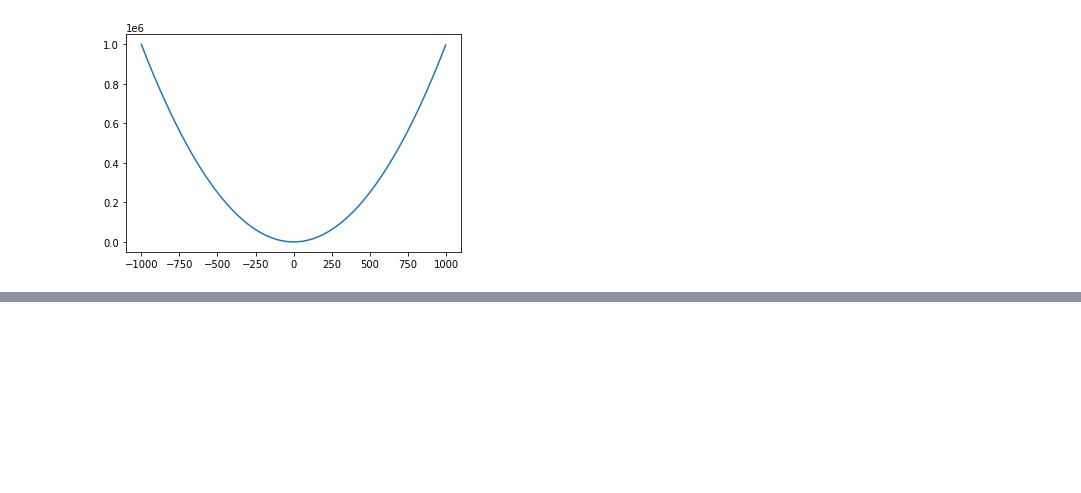
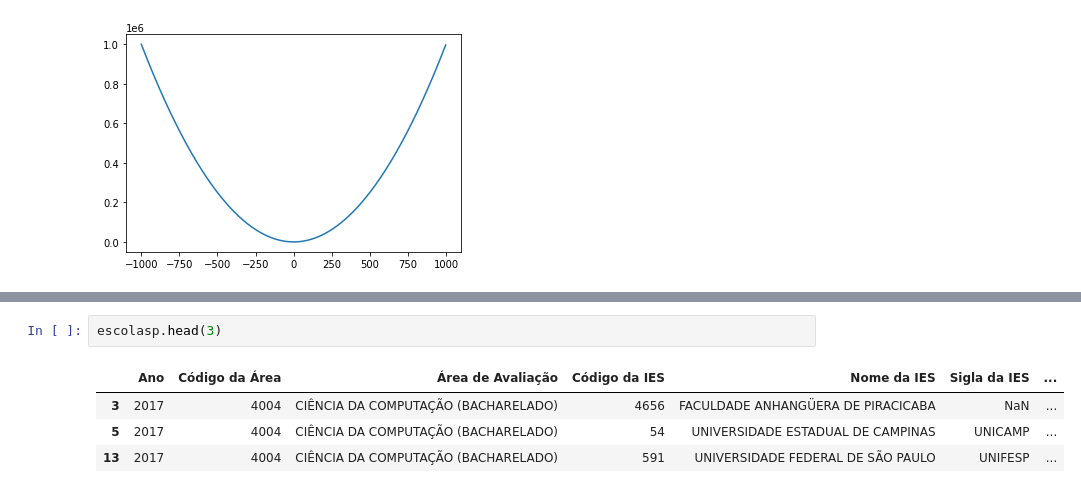
Before and after one commit to vitor-edu/Programa-de-Forma-o-Big-Data-BRQ, a Jupyter notebook: Matplotlib.ipynb, the cells around one changed output, grey strips where cells are left out. Cells and saved outputs as stored; diff of their text form; blank space fills up the shorter version.

```diff
--- a/Matplotlib.ipynb
+++ b/Matplotlib.ipynb
@@ -222,0 +277,7 @@ plt.show()
+# %%
+escolasp.head(3)
+# %% [output]
+|  | Ano | Código da Área | Área de Avaliação | Código da IES | Nome da IES | Sigla da IES | ... |
+| 3 | 2017 | 4004 | CIÊNCIA DA COMPUTAÇÃO (BACHARELADO) | 4656 | FACULDADE ANHANGÜERA DE PIRACICABA | NaN | ... |
+| 5 | 2017 | 4004 | CIÊNCIA DA COMPUTAÇÃO (BACHARELADO) | 54 | UNIVERSIDADE ESTADUAL DE CAMPINAS | UNICAMP | ... |
+| 13 | 2017 | 4004 | CIÊNCIA DA COMPUTAÇÃO (BACHARELADO) | 591 | UNIVERSIDADE FEDERAL DE SÃO PAULO | UNIFESP | ... |
```
Also changed, not shown: parts of 11 cells of this notebook.
